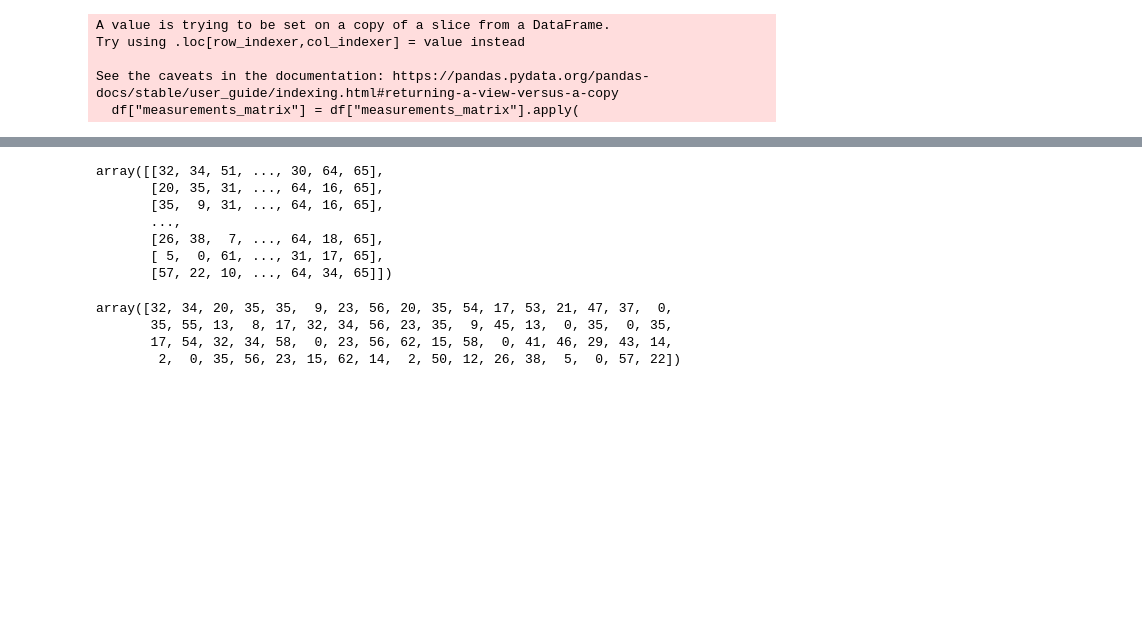
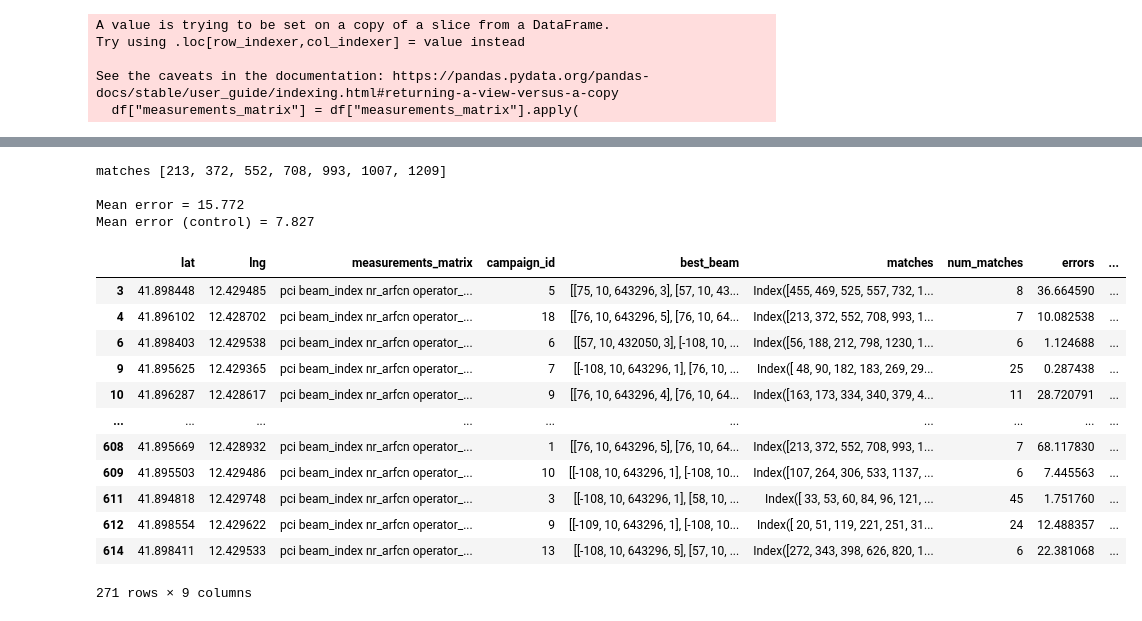
Before and after one commit to Andreas-Espelund/5G_localization, a Jupyter notebook: beam_matching.ipynb, the cells around one changed output, grey strips where cells are left out. Saved outputs shown, nothing was run; the diff lists cells and outputs as text; code cells hidden in the pictures; blank space fills up the shorter version.

Commit message:
update beam experiment

```diff
--- a/beam_matching.ipynb
+++ b/beam_matching.ipynb
@@ -20,7 +20,7 @@ df["measurements_matrix"] = df["measurements_matrix"].apply(
     lambda x: x.drop(columns=matrix_cols_to_drop)
 )
 
-operator_choice = [1, 10]
+operator_choice = [10]
 selected_campaigns = list(range(1, 21))
 rf_param = RF_PARAM_5G.RSRQ
 
@@ -33,7 +33,8 @@ df = filter_dataframe(
         "beam_index",
         "nr_arfcn",
         "operator_id",
-        rf_param.value,
+        "sinr",
+        "rsrq"
     ],
     campaigns=selected_campaigns,
 )
@@ -135,32 +169,48 @@ Index([2, 23, 28, 31, 32, 36, 39, 43, 47, 53, 56], dtype='int64')
 # %%
 
-#
-# m_rfp, idx_rfp = create_point_matrix(df_rp, unique_npcis, rf_param)
-#
-# # Create the point matrix for the test points
-# m_tp, idx_tp = create_point_matrix(df_tp, unique_npcis, rf_param)
-#
-# W, idx_sort = compute_weights_with_best_rps(m_rfp, idx_rfp, m_tp, idx_tp, df_tp)
-#
-# W_base, idx_sort_base = compute_weights_with_best_rps(m_rfp, idx_rfp, m_tp, idx_tp)
-#
-# _, k_avg_error = wknn_one(df_tp, df_rp, idx_sort, W, 2)
-#
-# _, k_avg_error_base = wknn_one(df_tp, df_rp, idx_sort_base, W_base, 2)
+
+from scripts.weighted_coverage import wknn_one
+from scripts.matrix_operations import compute_weights, create_point_matrix
+
+m_rfp, idx_rfp = create_point_matrix(df_rp, unique_npcis, rf_param)
+
+m_tp, idx_tp = create_point_matrix(df_tp, unique_npcis, rf_param)
+
+W, idx_sort = compute_weights(m_rfp, idx_rfp, m_tp, idx_tp, df_tp, df_rp)
+
+W_base, idx_sort_base = compute_weights(m_rfp, idx_rfp, m_tp, idx_tp)
+
+_, k_avg_error = wknn_one(df_tp, df_rp, idx_sort, W, 2)
+
+_, k_avg_error_base = wknn_one(df_tp, df_rp, idx_sort_base, W_base, 2)
+
+print(f"""
+Mean error = {k_avg_error.mean():.3f}
+Mean error (control) = {k_avg_error_base.mean():.3f}
+""")
+
+k_avg_error
+
+df_tp['errors'] = k_avg_error
+
+df_tp['errors_base'] = k_avg_error_base
+
+df_tp
 # %% [output]
-array([[32, 34, 51, ..., 30, 64, 65],
-       [20, 35, 31, ..., 64, 16, 65],
-       [35,  9, 31, ..., 64, 16, 65],
-       ...,
-       [26, 38,  7, ..., 64, 18, 65],
-       [ 5,  0, 61, ..., 31, 17, 65],
-       [57, 22, 10, ..., 64, 34, 65]])
+matches [213, 372, 552, 708, 993, 1007, 1209]
+
+Mean error = 15.772
+Mean error (control) = 7.827
+|  | lat | lng | measurements_matrix | campaign_id | best_beam | matches | num_matches | errors | ... |
+| 3 | 41.898448 | 12.429485 | pci beam_index nr_arfcn operator_... | 5 | [[75, 10, 643296, 3], [57, 10, 43... | Index([455, 469, 525, 557, 732, 1... | 8 | 36.664590 | ... |
+| 4 | 41.896102 | 12.428702 | pci beam_index nr_arfcn operator_... | 18 | [[76, 10, 643296, 5], [76, 10, 64... | Index([213, 372, 552, 708, 993, 1... | 7 | 10.082538 | ... |
+| 6 | 41.898403 | 12.429538 | pci beam_index nr_arfcn operator_... | 6 | [[57, 10, 432050, 3], [-108, 10, ... | Index([56, 188, 212, 798, 1230, 1... | 6 | 1.124688 | ... |
+| 9 | 41.895625 | 12.429365 | pci beam_index nr_arfcn operator_... | 7 | [[-108, 10, 643296, 1], [76, 10, ... | Index([ 48, 90, 182, 183, 269, 29... | 25 | 0.287438 | ... |
+| 10 | 41.896287 | 12.428617 | pci beam_index nr_arfcn operator_... | 9 | [[76, 10, 643296, 4], [76, 10, 64... | Index([163, 173, 334, 340, 379, 4... | 11 | 28.720791 | ... |
+| ... | ... | ... | ... | ... | ... | ... | ... | ... | ... |
+| 608 | 41.895669 | 12.428932 | pci beam_index nr_arfcn operator_... | 1 | [[76, 10, 643296, 5], [76, 10, 64... | Index([213, 372, 552, 708, 993, 1... | 7 | 68.117830 | ... |
+| 609 | 41.895503 | 12.429486 | pci beam_index nr_arfcn operator_... | 10 | [[-108, 10, 643296, 1], [-108, 10... | Index([107, 264, 306, 533, 1137, ... | 6 | 7.445563 | ... |
+| 611 | 41.894818 | 12.429748 | pci beam_index nr_arfcn operator_... | 3 | [[-108, 10, 643296, 1], [58, 10, ... | Index([ 33, 53, 60, 84, 96, 121, ... | 45 | 1.751760 | ... |
+| 612 | 41.898554 | 12.429622 | pci beam_index nr_arfcn operator_... | 9 | [[-109, 10, 643296, 1], [-108, 10... | Index([ 20, 51, 119, 221, 251, 31... | 24 | 12.488357 | ... |
+| 614 | 41.898411 | 12.429533 | pci beam_index nr_arfcn operator_... | 13 | [[-108, 10, 643296, 5], [57, 10, ... | Index([272, 343, 398, 626, 820, 1... | 6 | 22.381068 | ... |
+271 rows × 9 columns
-# %%
-RFP_selected_idx = idx_sort[:, :2]
-
-RFP_selected_idx.flatten()
-# %% [output]
-array([32, 34, 20, 35, 35,  9, 23, 56, 20, 35, 54, 17, 53, 21, 47, 37,  0,
-       35, 55, 13,  8, 17, 32, 34, 56, 23, 35,  9, 45, 13,  0, 35,  0, 35,
-       17, 54, 32, 34, 58,  0, 23, 56, 62, 15, 58,  0, 41, 46, 29, 43, 14,
-        2,  0, 35, 56, 23, 15, 62, 14,  2, 50, 12, 26, 38,  5,  0, 57, 22])
```
Also changed, not shown: parts of 9 cells of this notebook, 4 other files.
